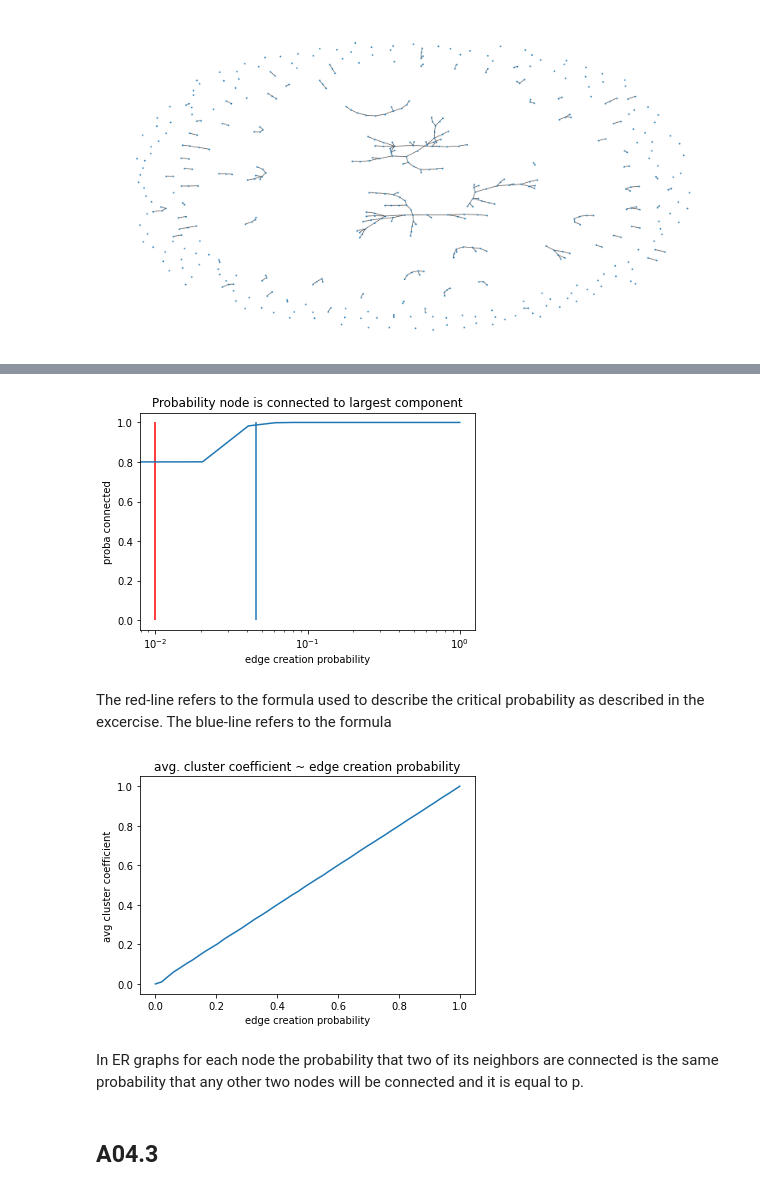
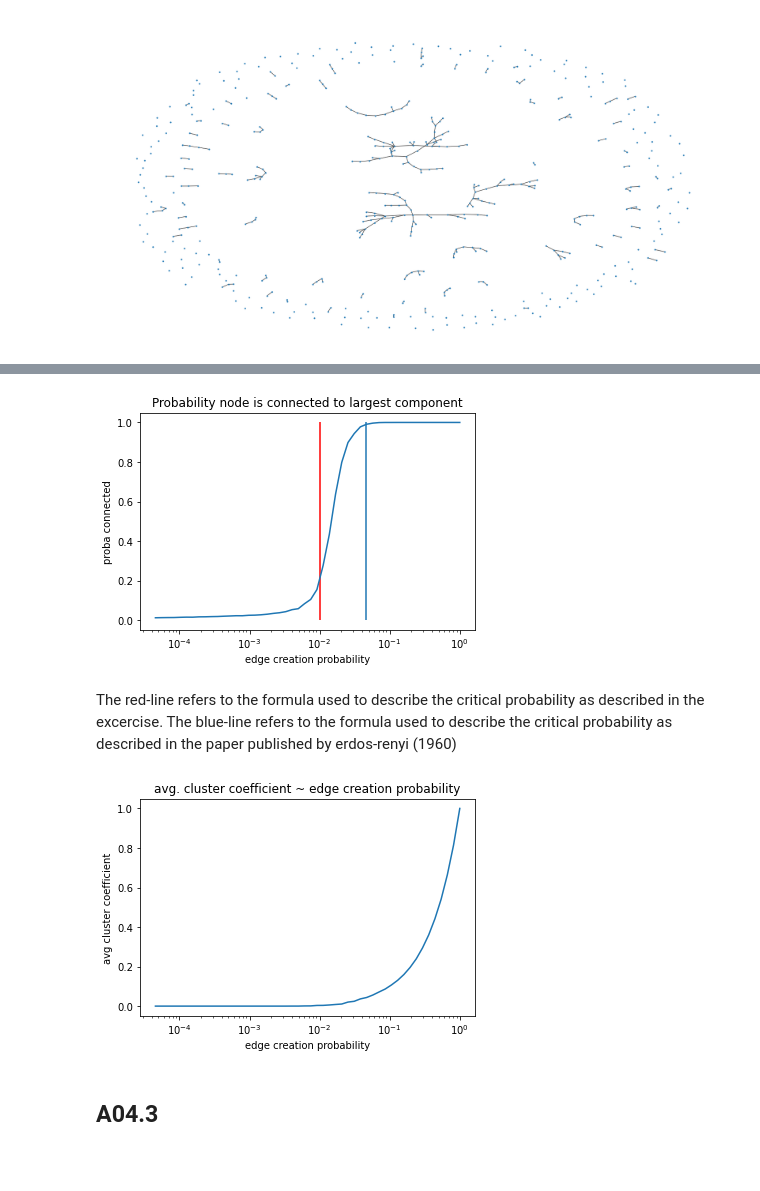
Before and after one commit to moerfii/network_science_uzh, a Jupyter notebook: assignment_4/excercise04.ipynb, the cells around one changed output, grey strips where cells are left out. Cells and saved outputs as stored; diff of their text form; code cells hidden in the pictures; blank space fills up the shorter version.

```diff
--- a/assignment_4/excercise04.ipynb
+++ b/assignment_4/excercise04.ipynb
@@ -165,7 +167,7 @@ def get_connected_to_largest_component_probability(graph: nx.Graph) -> float:
 # %%
 n = 100
 trials = 100
-ps = np.linspace(0,1,50)
+ps = np.logspace(-10,0,base=np.e)
 probabilities = []
 clusters = []
 for p in ps:
@@ -187,23 +189,20 @@ plt.vlines(1/n,ymin=0,ymax=1, color="red")
 plt.vlines(np.log(n)/n,ymin=0, ymax=1)
 plt.show()
 # %% [output]
-[figure, old version]
+[figure, new version]
-# %% [markdown]
-The red-line refers to the formula used to describe the critical probability as described in the excercise.
-The blue-line refers to the formula
+# %% [markdown]
+The red-line refers to the formula used to describe the critical probability as described in the excercise.
+The blue-line refers to the formula used to describe the critical probability as described in the paper published by erdos-renyi (1960)
 # %%
 plt.plot(ps, clusters)
 plt.xlabel("edge creation probability")
 plt.ylabel("avg cluster coefficient")
+plt.xscale("log")
 plt.title("avg. cluster coefficient ~ edge creation probability")
 
 plt.show()
 # %% [output]
-[figure, old version]
+[figure, new version]
-# %% [markdown]
-In ER graphs for each node the probability that two of its
-neighbors are connected is the same probability that any
-other two nodes will be connected and it is equal to p.
 # %% [markdown]
 ## A04.3
 # %%
```
Also changed, not shown: parts of 10 cells of this notebook.
